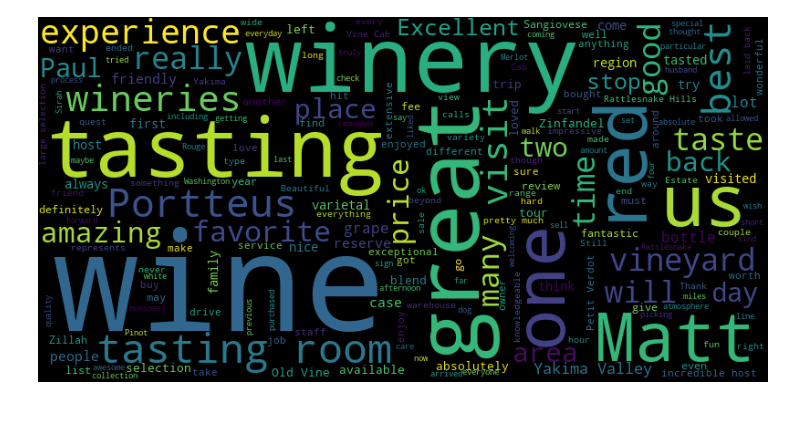
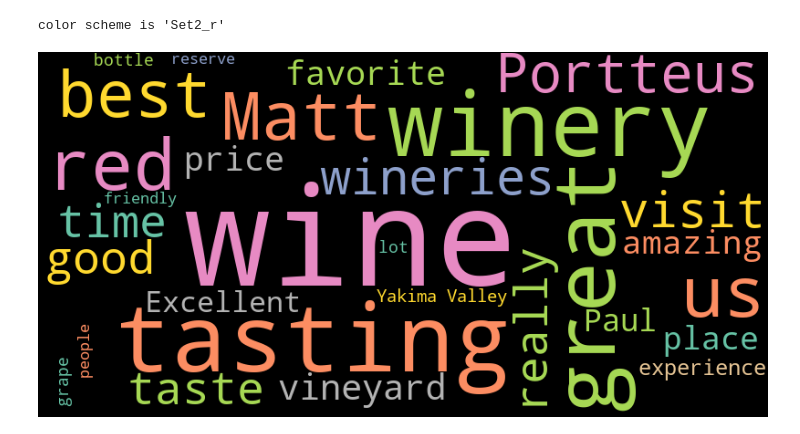
Before and after one commit to pyvino/Notebooks, a Jupyter notebook: word cloud.ipynb, the cells around one changed output. Saved outputs shown, nothing was run; the diff lists cells and outputs as text; code cells hidden in the pictures.

```diff
--- a/word cloud.ipynb
+++ b/word cloud.ipynb
@@ -213,10 +214,23 @@ Great people running the place, tons of different wines to try. Sometimes they a
 Numerous and Excellent Wines
 Four of us took our first trip to Eastern Washington wine country in October. Portteus winery was the favorite. The number of wines available for tasting is very impressive and so are the wines. Mark was very helpful and had lots of time for us. Wow is a word I used when I tried the 2009 Old Vine Zinfandel. I wish I had brought home more. Everyone in my family loves it. We thought all the reds were exceptional.
 '''
-# %%
-wc = wordcloud.WordCloud(width=800, height=400)
-
-wc.generate(reviews)
-wc.to_image()
-# %% [output]
-[figure, removed]
+# %%
+from wordcloud import WordCloud,STOPWORDS
+stopwords = set(STOPWORDS)
+stopwords.update(["area","will","back","day","stop", "one", "many", "come", "case", "two","room"])
+# %%
+import wordcloud
+import random
+import matplotlib
+# #https://matplotlib.org/1.2.1/mpl_examples/pylab_examples/show_colormaps.hires.png
+#color_choice = random.choice(matplotlib.pyplot.colormaps())
+color_choice = 'Set2_r'
+
+wc = wordcloud.WordCloud(stopwords= stopwords, width=800, height=400, max_words=30, colormap = color_choice)
+
+wc.generate(reviews)
+print("color scheme is '%s'" % color_choice)
+wc.to_image()
+# %% [output]
+color scheme is 'Set2_r'
+[figure, added]
```
Also changed, not shown: parts of 2 cells of this notebook.
